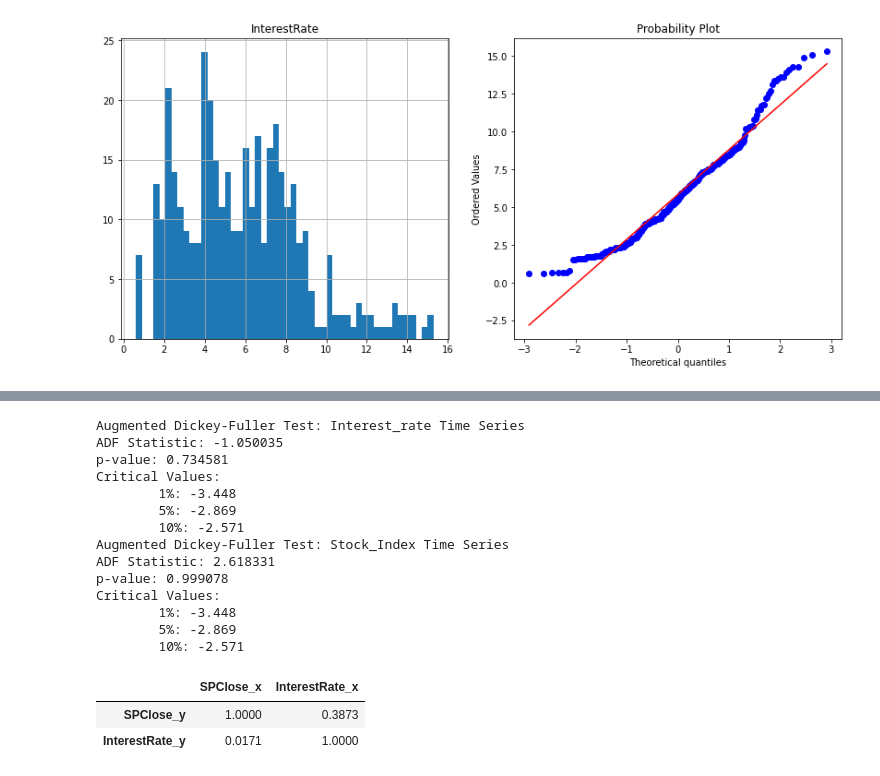
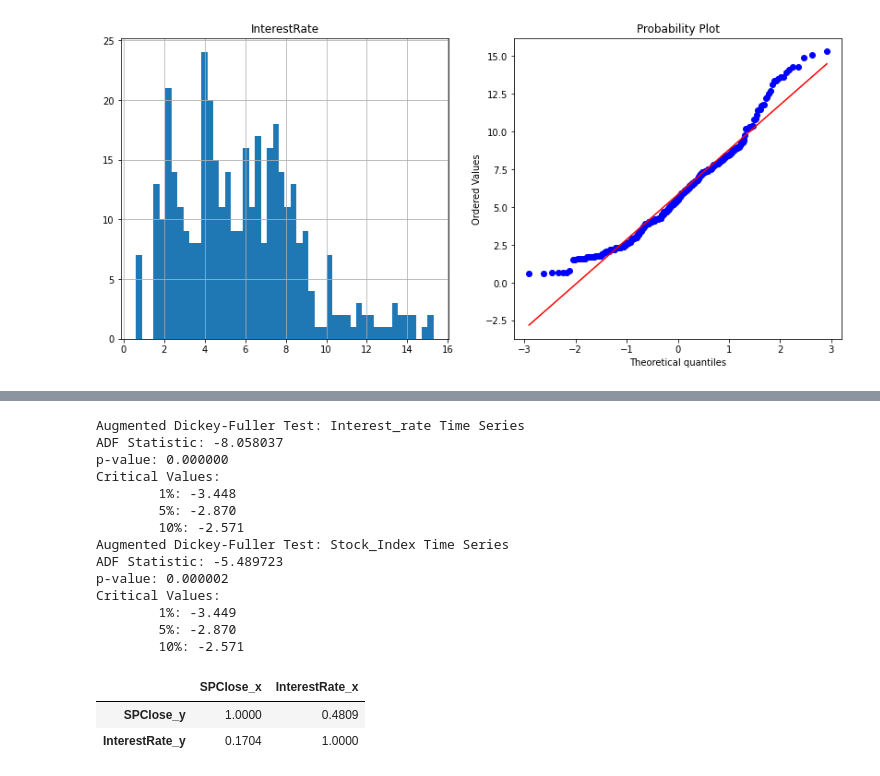
Before and after one commit to sosulliv/scrapyProject, a Jupyter notebook: interestratev2.ipynb, the cells around one changed output, grey strips where cells are left out. Cells and saved outputs as stored; diff of their text form; code cells hidden in the pictures.

Commit message:
added transform

```diff
--- a/interestratev2.ipynb
+++ b/interestratev2.ipynb
@@ -225,0 +250,8 @@ prof.to_file(output_file='output.html')
+# %%
+#Stationary Series
+n_obs=15
+X_train, X_test = consolidatedData[0:-n_obs], consolidatedData[-n_obs:]
+print(X_train.shape, X_test.shape)
+
+transformed_data=X_train.diff().dropna()
+transformed_data.describe()
@@ -226,30 +269,30 @@ prof.to_file(output_file='output.html')
 # %%
 print('Augmented Dickey-Fuller Test: Interest_rate Time Series')
-helperfunctions.augmented_dickey_fuller_statistics(consolidatedData['InterestRate'])
+helperfunctions.augmented_dickey_fuller_statistics(transformed_data['InterestRate'])
 print('Augmented Dickey-Fuller Test: Stock_Index Time Series')
-helperfunctions.augmented_dickey_fuller_statistics(consolidatedData['SPClose'])
+helperfunctions.augmented_dickey_fuller_statistics(transformed_data['SPClose'])
 # %% [output]
 Augmented Dickey-Fuller Test: Interest_rate Time Series
-ADF Statistic: -1.050035
-p-value: 0.734581
+ADF Statistic: -8.058037
+p-value: 0.000000
 Critical Values:
         1%: -3.448
-        5%: -2.869
+        5%: -2.870
         10%: -2.571
 Augmented Dickey-Fuller Test: Stock_Index Time Series
-ADF Statistic: 2.618331
-p-value: 0.999078
+ADF Statistic: -5.489723
+p-value: 0.000002
 Critical Values:
-        1%: -3.448
-        5%: -2.869
+        1%: -3.449
+        5%: -2.870
         10%: -2.571
 # %%
-helperfunctions.grangers_causality_matrix(consolidatedData, variables = consolidatedData.columns)
+helperfunctions.grangers_causality_matrix(transformed_data, variables = transformed_data.columns)
 
-#If we take the value .27 in (row 1, column 12, it refers to the p-value of the Granger’s Causality test for InterestRate_x causing SPClose_y.
+#If we take the value .48 in (row 1, column 12, it refers to the p-value of the Granger’s Causality test for InterestRate_x causing SPClose_y.
 # %% [output]
 |  | SPClose_x | InterestRate_x |
-| SPClose_y | 1.0000 | 0.3873 |
-| InterestRate_y | 0.0171 | 1.0000 |
+| SPClose_y | 1.0000 | 0.4809 |
+| InterestRate_y | 0.1704 | 1.0000 |
 # %%
 #References https://towardsdatascience.com/granger-causality-and-vector-auto-regressive-model-for-time-series-forecasting-3226a64889a6
```
Also changed, not shown: parts of 2 cells of this notebook.
